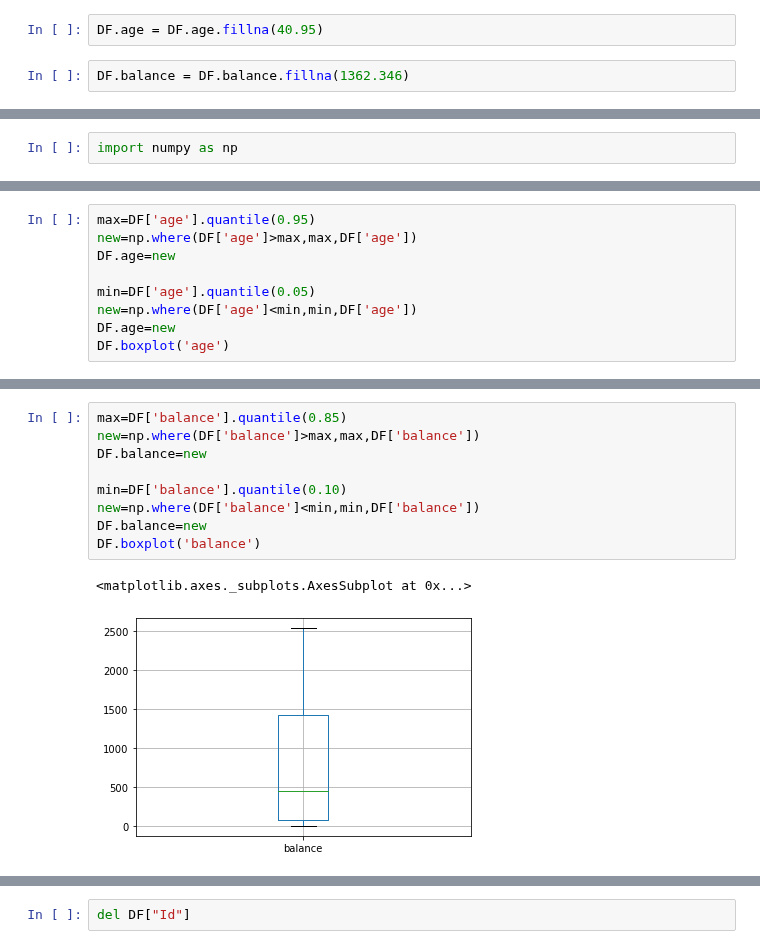
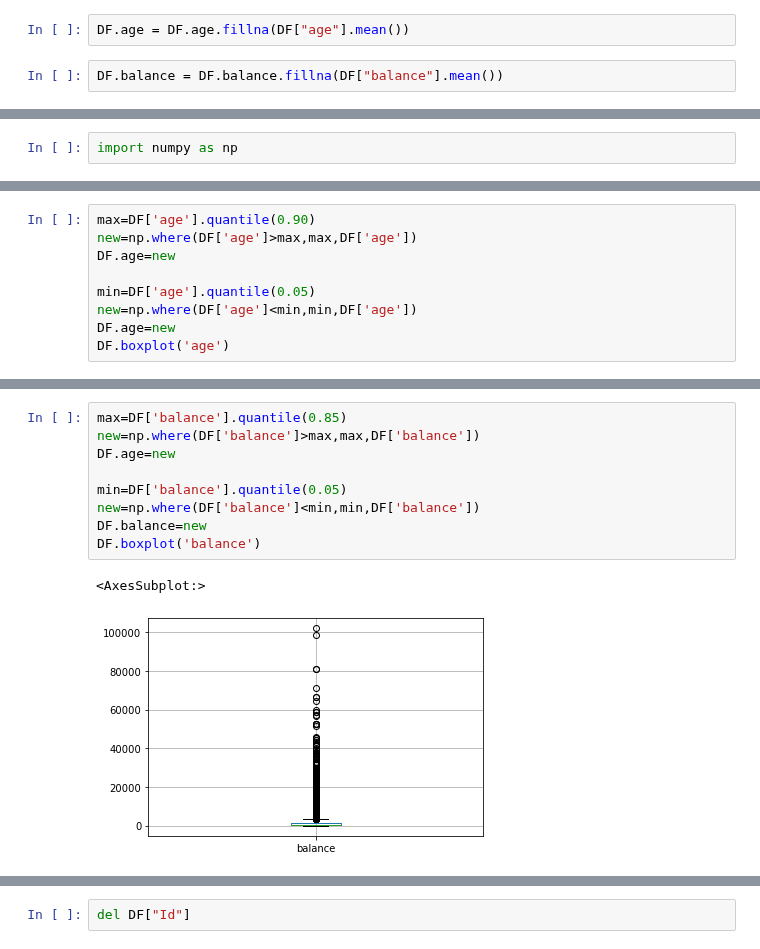
Before and after one commit to Shauryavashisth/Logistic-Practice, a Jupyter notebook: term Deposit Prediction.ipynb, the cells around one changed output, grey strips where cells are left out. Saved outputs shown, nothing was run; the diff lists cells and outputs as text.

```diff
--- a/term Deposit Prediction.ipynb
+++ b/term Deposit Prediction.ipynb
@@ -37,4 +59,4 @@ memory usage: 6.2+ MB
 # %%
-DF.age = DF.age.fillna(40.95)
+DF.age = DF.age.fillna(DF["age"].mean())
 # %%
-DF.balance = DF.balance.fillna(1362.346)
+DF.balance = DF.balance.fillna(DF["balance"].mean())
@@ -68,5 +109,5 @@ import numpy as np
 # %%
-max=DF['age'].quantile(0.95)
+max=DF['age'].quantile(0.90)
 new=np.where(DF['age']>max,max,DF['age'])
 DF.age=new
 
@@ -80,12 +126,12 @@ DF.boxplot('age')
 # %%
 max=DF['balance'].quantile(0.85)
 new=np.where(DF['balance']>max,max,DF['balance'])
-DF.balance=new
+DF.age=new
 
-min=DF['balance'].quantile(0.10)
+min=DF['balance'].quantile(0.05)
 new=np.where(DF['balance']<min,min,DF['balance'])
 DF.balance=new
 DF.boxplot('balance')
 # %% [output]
-<matplotlib.axes._subplots.AxesSubplot at 0x...>
+<AxesSubplot:>
-[figure, old version]
+[figure, new version]
```
Also changed, not shown: parts of 60 cells of this notebook.
